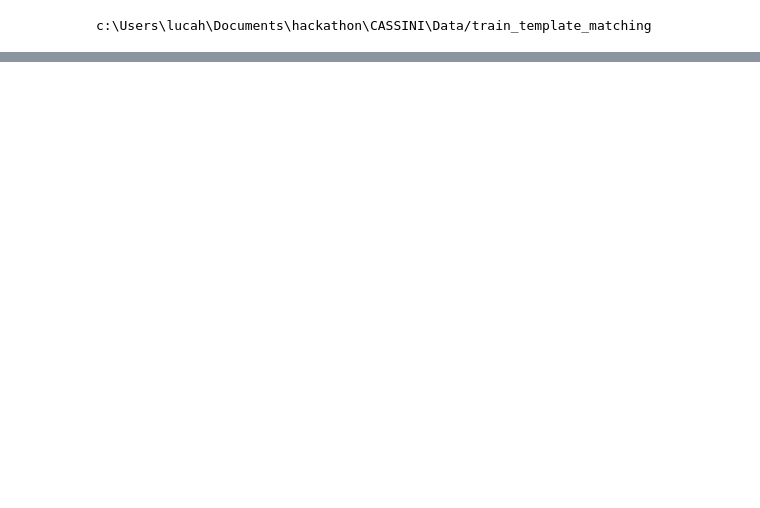
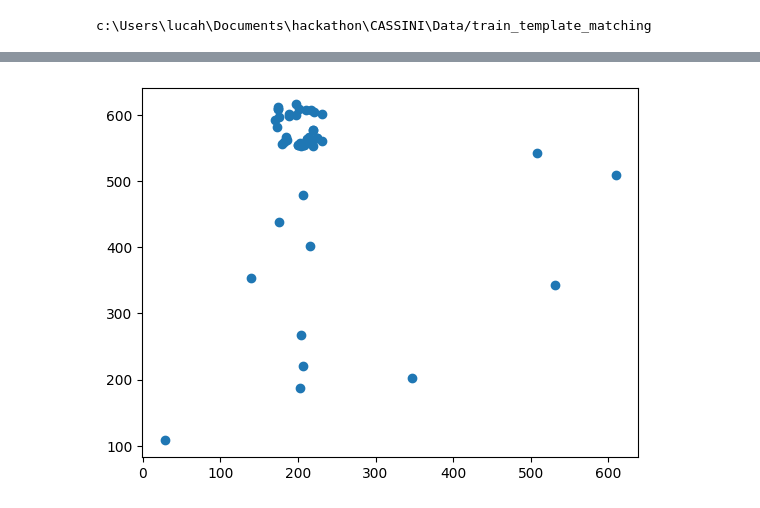
Before and after one commit to BenjiMetz/CASSINI, a Jupyter notebook: SIFT/SIFT-cluster.ipynb, the cells around one changed output, grey strips where cells are left out. Cells and saved outputs as stored; diff of their text form; code cells hidden in the pictures; blank space fills up the shorter version.

Commit message:
Poke around with the current model
Try and see if there's any interesting observations, there's some in how the error in the value of the pixel seems to be above and to the right of the actual

```diff
--- a/SIFT/SIFT-cluster.ipynb
+++ b/SIFT/SIFT-cluster.ipynb
@@ -46,7 +46,8 @@ base_path = os.path.dirname(os.getcwd())
 lbl_path = os.path.join(base_path, 'Data/labels/train_template_matching.json')
 
 #source and query images
-s_img_path = os.path.join(base_path, 'Data/map_train/51.99908_4.373749.png')
+# s_img_path = os.path.join(base_path, 'Data/map_train/51.99908_4.373749.png')
+s_img_path = os.path.join(base_path, 'Data\\map_train\\51.998552_4.372891.png')
 q_img_path = os.path.join(base_path, 'Data/train_template_matching')
 
 #for now source path is constant
@@ -61,8 +62,8 @@ print(q_img_path)
 for file in os.listdir(q_img_path):
     if file.endswith(".jpg") or file.endswith(".png") or file.endswith(".jpeg"):
             q_img = cv2.imread(os.path.join(q_img_path, file))
-            images.append([q_img[:, :, :3], s_img[:,:,:3]])
-            gps = find_specific_lookup(label, '51.99908_4.373749.png', file)
+            # images.append([q_img[:, :, :3], s_img[:,:,:3]])
+            gps = find_specific_lookup(label, '51.998552_4.372891.png', file)
 
             templates.append((q_img[:, :, :3], gps))
 # %% [output]
@@ -114,8 +115,8 @@ def extract_keypoint(template, source_image, sift):
 
     kp_template, des_template = sift.detectAndCompute(template[0], None)
 
-    gps_coords = template[1]['gps_coords']
-    gps_pixel = CoordToPixel(gps_coords[0], gps_coords[1], 51.999080, 4.373749, 15)
+    # gps_coords = template[1]['gps_coords']
+    # gps_pixel = CoordToPixel(gps_coords[0], gps_coords[1], 51.999080, 4.373749, 15)
     # Match features
     bf = cv2.BFMatcher()
     matches = bf.knnMatch(des_template, des_source, k=2)
@@ -126,12 +127,14 @@ def extract_keypoint(template, source_image, sift):
         if m.distance < 0.75 * n.distance:
             good_matches.append(m)
 
+    print(good_matches[0])
+
     good_matches = good_matches[:100]
     # Extract matched keypoints
     query_pts = np.float32([kp_template[m.queryIdx].pt for m in good_matches]).reshape(-1, 2)
     dst_pts = np.float32([kp_source[m.trainIdx].pt for m in good_matches]).reshape(-1, 2)
 
-    return dst_pts
+    return dst_pts, query_pts
         # Flatten and combine features
 
         # dst_flat = dst_pts.flatten()
@@ -159,7 +162,7 @@ from sklearn.cluster import DBSCAN
 def cluster_keypoints(keypoints_train, cluster_alg=None):
 
     if cluster_alg is None:
-        cluster_alg = DBSCAN(eps=0.1, min_samples=8)
+        cluster_alg = DBSCAN(eps=0.06, min_samples=8)
     #keypoints_train = extract_keypoints(templates, s_img)
     # db = DBSCAN(eps=0.1, min_samples=8).fit(keypoints_train/620)
 
@@ -213,3 +194,67 @@ def get_pixel_average(coords):
     if len(coords) == 0:
         return np.array([])
     return np.average(coords, axis=0)
+# %%
+# Testing cell!!! Throw in some random code and see what it does!
+
+template = templates[12] # random query image
+# print(template[1])
+
+sift = cv2.SIFT_create()
+keypoints_source, keypoints_query = extract_keypoint(template, s_img, sift)
+# print(keypoints_source)
+# print(len(keypoints_source))
+plt.scatter(keypoints_source[:, 0], keypoints_source[:, 1])
+plt.show()
+
+# Calculate how much the average is offset from the center and
+# the maximum difference in x and y for the query image
+average_offset = np.mean(keypoints_query, axis=0) - 310
+maximum_difference_query = np.max(keypoints_query, axis=0) - np.min(keypoints_query, axis=0)
+
+print(f"average_offset: {average_offset}")
+print(f"maximum_difference: {maximum_difference_query}")
+
+# Find the cluster of keypoints in the source image that match the query image
+cluster_labels = cluster_keypoints(keypoints_source)
+cluster_labels_filtered = retrieve_relevant_points(keypoints_source, cluster_labels)
+
+print(cluster_labels)
+print(cluster_labels_filtered)
+
+# Calculate the scale factor and the scaled offset via the ratio of the maximum difference
+# between the cluster and query image
+maximum_difference_cluster = np.max(cluster_labels_filtered, axis=0) - np.min(cluster_labels_filtered, axis=0)
+scale = maximum_difference_cluster / maximum_difference_query
+
+print(f"maximum_difference_cluster: {maximum_difference_cluster}")
+print(f"scale: {scale}")
+
+scaled_offset = average_offset * (maximum_difference_cluster / maximum_difference_query)
+
+actual_coords = template[1]['gps_coords']
+actual_pixel = CoordToPixel(actual_coords[0], actual_coords[1], 51.999080, 4.373749, 15)
+
+cluster_pixel = get_pixel_average(cluster_labels_filtered)
+cluster_pixel_corrected = cluster_pixel - scaled_offset
+
+# Plot only the points from the cluster, together with their (corrected) average and the actual pixel value
+plt.scatter(np.array(cluster_labels_filtered)[:, 0], np.array(cluster_labels_filtered)[:, 1])
+plt.scatter(actual_pixel[0], actual_pixel[1], c='r')
+plt.scatter(cluster_pixel[0], cluster_pixel[1], c='c')
+plt.scatter(cluster_pixel_corrected[0], cluster_pixel_corrected[1], c='y')
+plt.show()
+
+# Plot the query image with its keypoints and the center of the image in red
+plt.scatter(keypoints_query[:, 0], keypoints_query[:, 1])
+plt.scatter(average_offset[0] + 310, average_offset[1] + 310, c='c')
+plt.scatter(310, 310, c='r')
+plt.show()
+
+# Try plotting coord -> pixel -> coord, see if there's a drift
+init_coords = template[1]['gps_coords']
+actual_pixel = CoordToPixel(init_coords[0], init_coords[1], 51.999080, 4.373749, 15)
+calculated_coords = PxltoCoord(actual_pixel[0], actual_pixel[1], 15, 51.999080, 4.373749)
+
+print(f"{init_coords} -> {actual_pixel} -> {calculated_coords}") # seems just fine
+# %% [output]
@@ -215,0 +262 @@ def get_pixel_average(coords):
+[figure, added]
```
Also changed, not shown: parts of 6 cells of this notebook, 2 other files.
